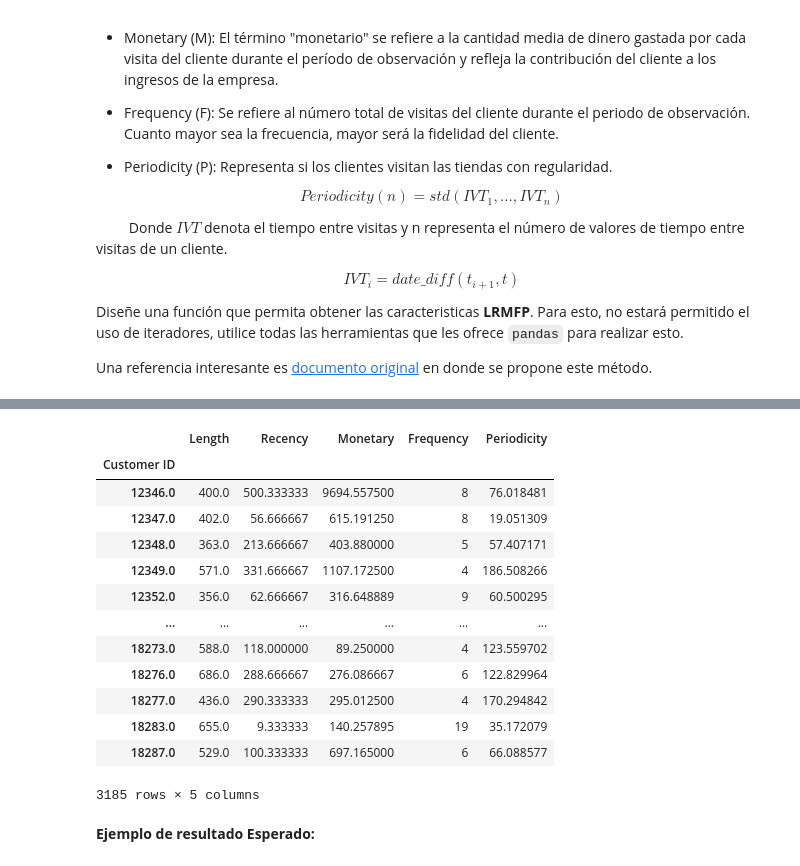
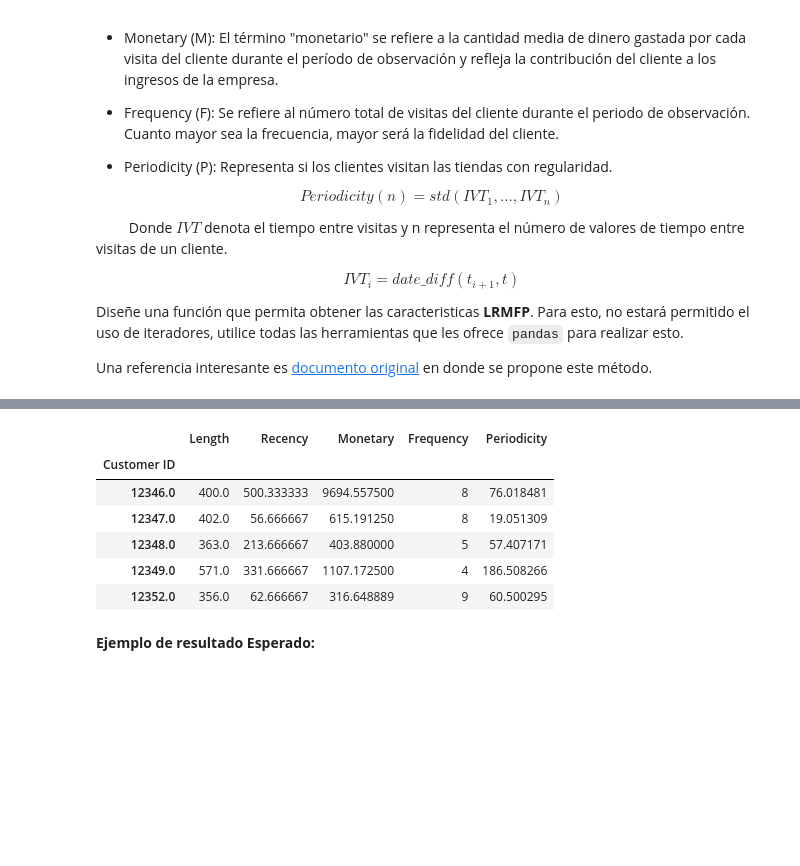
Before and after one commit to nicacevedo/Laboratorio-Ciencia-de-Datos, a Jupyter notebook: Tarea1/Tarea_1.ipynb, the cells around one changed output, grey strips where cells are left out. Drawn from its saved outputs; the diff is of its cells as text; code cells hidden in the pictures; blank space fills up the shorter version.

```diff
--- a/Tarea1/Tarea_1.ipynb
+++ b/Tarea1/Tarea_1.ipynb
@@ -453,23 +441,14 @@ Name: diff_dates, Length: 3185, dtype: float64
-# %%
-df_clientes = pd.concat([L,R,M,F,P],axis=1)#,columns=["Lenght","Recency","Monetary","Frequency","Periodicity"],index=clientes_aptos)
-df_clientes.columns = ["Length","Recency","Monetary","Frequency","Periodicity"]
-# df_clientes.reset_index(inplace=True)
-df_clientes
-# %% [output]
-|  | Length | Recency | Monetary | Frequency | Periodicity |
-| Customer ID |  |  |  |  |  |
-| 12346.0 | 400.0 | 500.333333 | 9694.557500 | 8 | 76.018481 |
-| 12347.0 | 402.0 | 56.666667 | 615.191250 | 8 | 19.051309 |
-| 12348.0 | 363.0 | 213.666667 | 403.880000 | 5 | 57.407171 |
-| 12349.0 | 571.0 | 331.666667 | 1107.172500 | 4 | 186.508266 |
-| 12352.0 | 356.0 | 62.666667 | 316.648889 | 9 | 60.500295 |
-| ... | ... | ... | ... | ... | ... |
-| 18273.0 | 588.0 | 118.000000 | 89.250000 | 4 | 123.559702 |
-| 18276.0 | 686.0 | 288.666667 | 276.086667 | 6 | 122.829964 |
-| 18277.0 | 436.0 | 290.333333 | 295.012500 | 4 | 170.294842 |
-| 18283.0 | 655.0 | 9.333333 | 140.257895 | 19 | 35.172079 |
-| 18287.0 | 529.0 | 100.333333 | 697.165000 | 6 | 66.088577 |
-3185 rows × 5 columns
+# %%
+df_clientes = LRMFP(df)
+df_clientes.head()
+# %% [output]
+|  | Length | Recency | Monetary | Frequency | Periodicity |
+| Customer ID |  |  |  |  |  |
+| 12346.0 | 400.0 | 500.333333 | 9694.557500 | 8 | 76.018481 |
+| 12347.0 | 402.0 | 56.666667 | 615.191250 | 8 | 19.051309 |
+| 12348.0 | 363.0 | 213.666667 | 403.880000 | 5 | 57.407171 |
+| 12349.0 | 571.0 | 331.666667 | 1107.172500 | 4 | 186.508266 |
+| 12352.0 | 356.0 | 62.666667 | 316.648889 | 9 | 60.500295 |
 # %% [markdown]
 **Ejemplo de resultado Esperado:**
 # %% [markdown]
```
Also changed, not shown: parts of 30 cells of this notebook.
